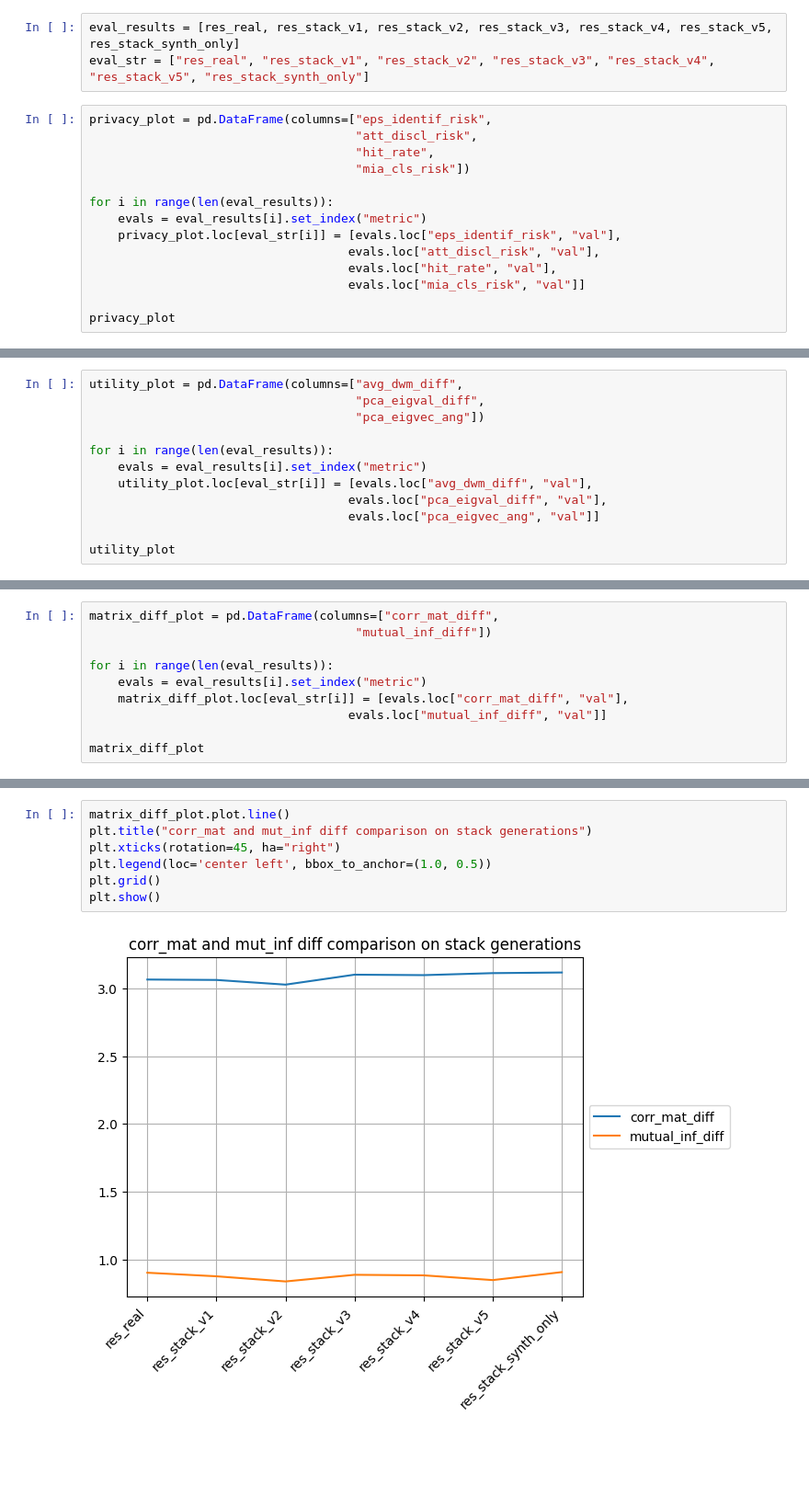
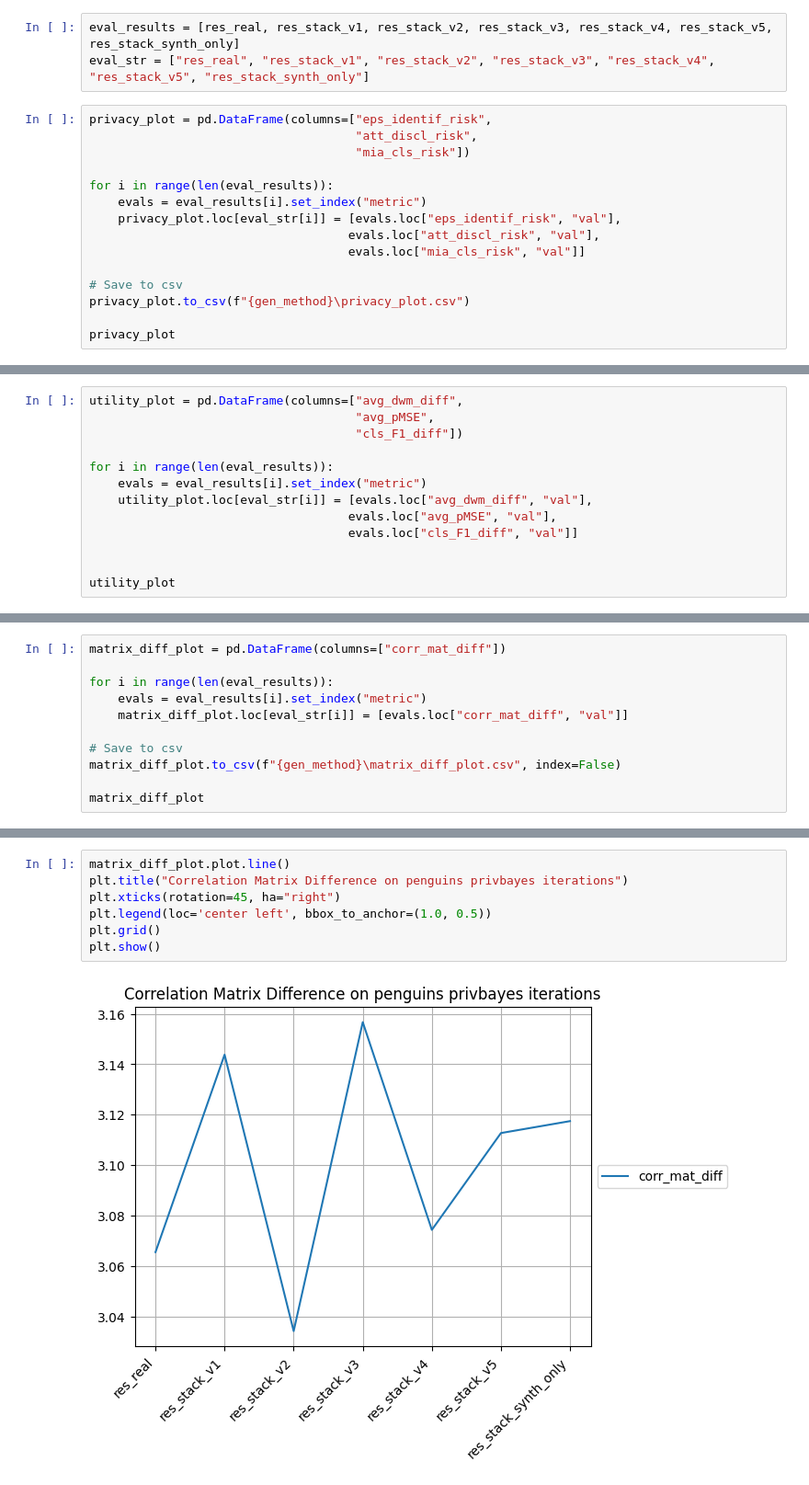
Before and after one commit to LucasBrynk/synthe_size_me, a Jupyter notebook: penguins_syn/penguins_privbayes_syn.ipynb, the cells around one changed output, grey strips where cells are left out. Shown at 92% size. Drawn from its saved outputs; the diff is of its cells as text; blank space fills up the shorter version.

Commit message:
Updated plots

```diff
--- a/penguins_syn/penguins_privbayes_syn.ipynb
+++ b/penguins_syn/penguins_privbayes_syn.ipynb
@@ -758,15 +758,16 @@ eval_str = ["res_real", "res_stack_v1", "res_stack_v2", "res_stack_v3", "res_sta
 # %%
 privacy_plot = pd.DataFrame(columns=["eps_identif_risk",
                                      "att_discl_risk",
-                                     "hit_rate",
                                      "mia_cls_risk"])
 
 for i in range(len(eval_results)):
     evals = eval_results[i].set_index("metric")
     privacy_plot.loc[eval_str[i]] = [evals.loc["eps_identif_risk", "val"],
                                     evals.loc["att_discl_risk", "val"],
-                                    evals.loc["hit_rate", "val"],
                                     evals.loc["mia_cls_risk", "val"]]
 
+# Save to csv
+privacy_plot.to_csv(f"{gen_method}\privacy_plot.csv")
+
 privacy_plot
 # %% [output]
@@ -816,13 +820,14 @@ plt.show()
 # %%
 utility_plot = pd.DataFrame(columns=["avg_dwm_diff",
-                                     "pca_eigval_diff",
-                                     "pca_eigvec_ang"])
+                                     "avg_pMSE",
+                                     "cls_F1_diff"])
 
 for i in range(len(eval_results)):
     evals = eval_results[i].set_index("metric")
     utility_plot.loc[eval_str[i]] = [evals.loc["avg_dwm_diff", "val"],
-                                    evals.loc["pca_eigval_diff", "val"],
-                                    evals.loc["pca_eigvec_ang", "val"]]
+                                    evals.loc["avg_pMSE", "val"],
+                                    evals.loc["cls_F1_diff", "val"]]
+
 
 utility_plot
 # %% [output]
@@ -846,11 +851,12 @@ plt.show()
 # %%
-matrix_diff_plot = pd.DataFrame(columns=["corr_mat_diff",
-                                     "mutual_inf_diff"])
+matrix_diff_plot = pd.DataFrame(columns=["corr_mat_diff"])
 
 for i in range(len(eval_results)):
     evals = eval_results[i].set_index("metric")
-    matrix_diff_plot.loc[eval_str[i]] = [evals.loc["corr_mat_diff", "val"],
-                                    evals.loc["mutual_inf_diff", "val"]]
+    matrix_diff_plot.loc[eval_str[i]] = [evals.loc["corr_mat_diff", "val"]]
+
+# Save to csv
+matrix_diff_plot.to_csv(f"{gen_method}\matrix_diff_plot.csv", index=False)
 
 matrix_diff_plot
 # %% [output]
@@ -865,12 +871,12 @@ matrix_diff_plot
 # %%
 matrix_diff_plot.plot.line()
-plt.title("corr_mat and mut_inf diff comparison on stack generations")
+plt.title("Correlation Matrix Difference on penguins privbayes iterations")
 plt.xticks(rotation=45, ha="right")
 plt.legend(loc='center left', bbox_to_anchor=(1.0, 0.5))
 plt.grid()
 plt.show()
 # %% [output]
-[figure, old version]
+[figure, new version]
 # %%
 total_eval = pd.DataFrame(columns=["avg_dwm_diff",
                                    "pca_eigval_diff",
```
Also changed, not shown: parts of 18 cells of this notebook, 4 other files.
